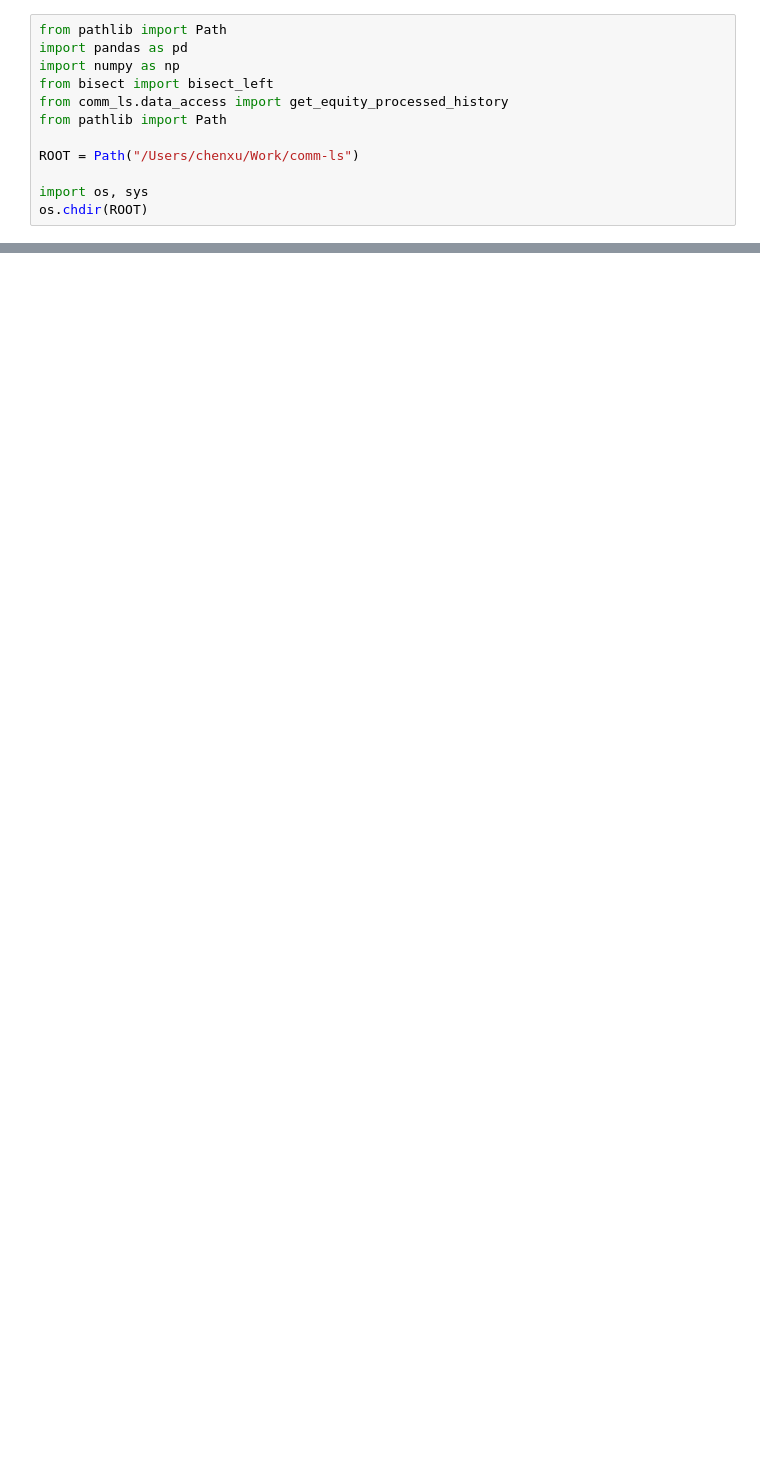
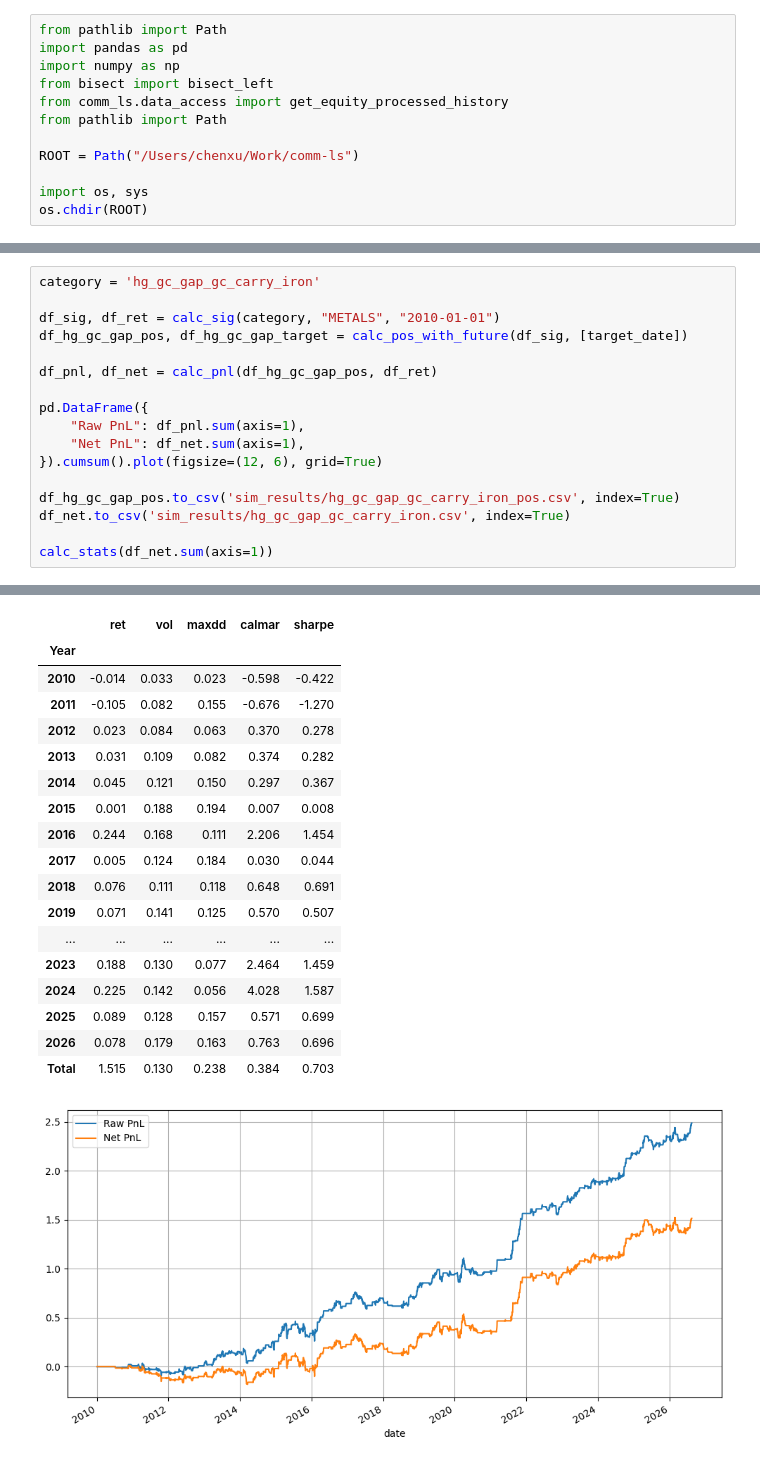
Before and after one commit to chenxu0602/comm-ls, a Jupyter notebook: notebooks/backtest_mt.ipynb, the cells around one changed output, grey strips where cells are left out. Saved outputs shown, nothing was run; the diff lists cells and outputs as text; blank space fills up the shorter version.

```diff
--- a/notebooks/backtest_mt.ipynb
+++ b/notebooks/backtest_mt.ipynb
@@ -801,0 +1260,18 @@ target_date = '2026-08-03'
+# %%
+category = 'hg_gc_gap_gc_carry_iron'
+
+df_sig, df_ret = calc_sig(category, "METALS", "2010-01-01")
+df_hg_gc_gap_pos, df_hg_gc_gap_target = calc_pos_with_future(df_sig, [target_date])
+
+df_pnl, df_net = calc_pnl(df_hg_gc_gap_pos, df_ret)
+
+pd.DataFrame({
+    "Raw PnL": df_pnl.sum(axis=1),
+    "Net PnL": df_net.sum(axis=1),
+}).cumsum().plot(figsize=(12, 6), grid=True)
+
+df_hg_gc_gap_pos.to_csv('sim_results/hg_gc_gap_gc_carry_iron_pos.csv', index=True)
+df_net.to_csv('sim_results/hg_gc_gap_gc_carry_iron.csv', index=True)
+
+calc_stats(df_net.sum(axis=1))
+# %% [output]
@@ -801,0 +1279,19 @@ target_date = '2026-08-03'
+|  | ret | vol | maxdd | calmar | sharpe |
+| Year |  |  |  |  |  |
+| 2010 | -0.014 | 0.033 | 0.023 | -0.598 | -0.422 |
+| 2011 | -0.105 | 0.082 | 0.155 | -0.676 | -1.270 |
+| 2012 | 0.023 | 0.084 | 0.063 | 0.370 | 0.278 |
+| 2013 | 0.031 | 0.109 | 0.082 | 0.374 | 0.282 |
+| 2014 | 0.045 | 0.121 | 0.150 | 0.297 | 0.367 |
+| 2015 | 0.001 | 0.188 | 0.194 | 0.007 | 0.008 |
+| 2016 | 0.244 | 0.168 | 0.111 | 2.206 | 1.454 |
+| 2017 | 0.005 | 0.124 | 0.184 | 0.030 | 0.044 |
+| 2018 | 0.076 | 0.111 | 0.118 | 0.648 | 0.691 |
+| 2019 | 0.071 | 0.141 | 0.125 | 0.570 | 0.507 |
+| ... | ... | ... | ... | ... | ... |
+| 2023 | 0.188 | 0.130 | 0.077 | 2.464 | 1.459 |
+| 2024 | 0.225 | 0.142 | 0.056 | 4.028 | 1.587 |
+| 2025 | 0.089 | 0.128 | 0.157 | 0.571 | 0.699 |
+| 2026 | 0.078 | 0.179 | 0.163 | 0.763 | 0.696 |
+| Total | 1.515 | 0.130 | 0.238 | 0.384 | 0.703 |
+[figure, added]
```
Also changed, not shown: parts of 22 cells of this notebook, 27 other files.
